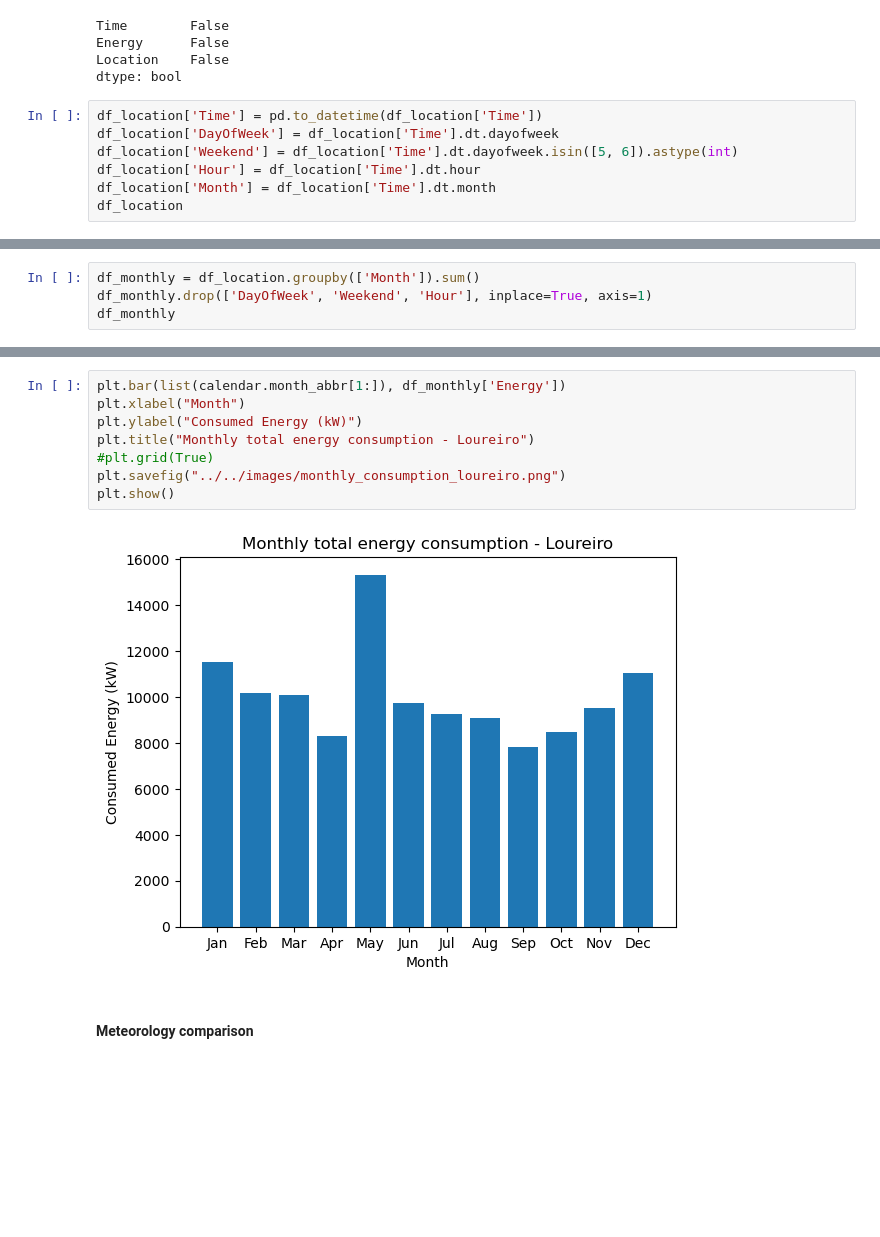
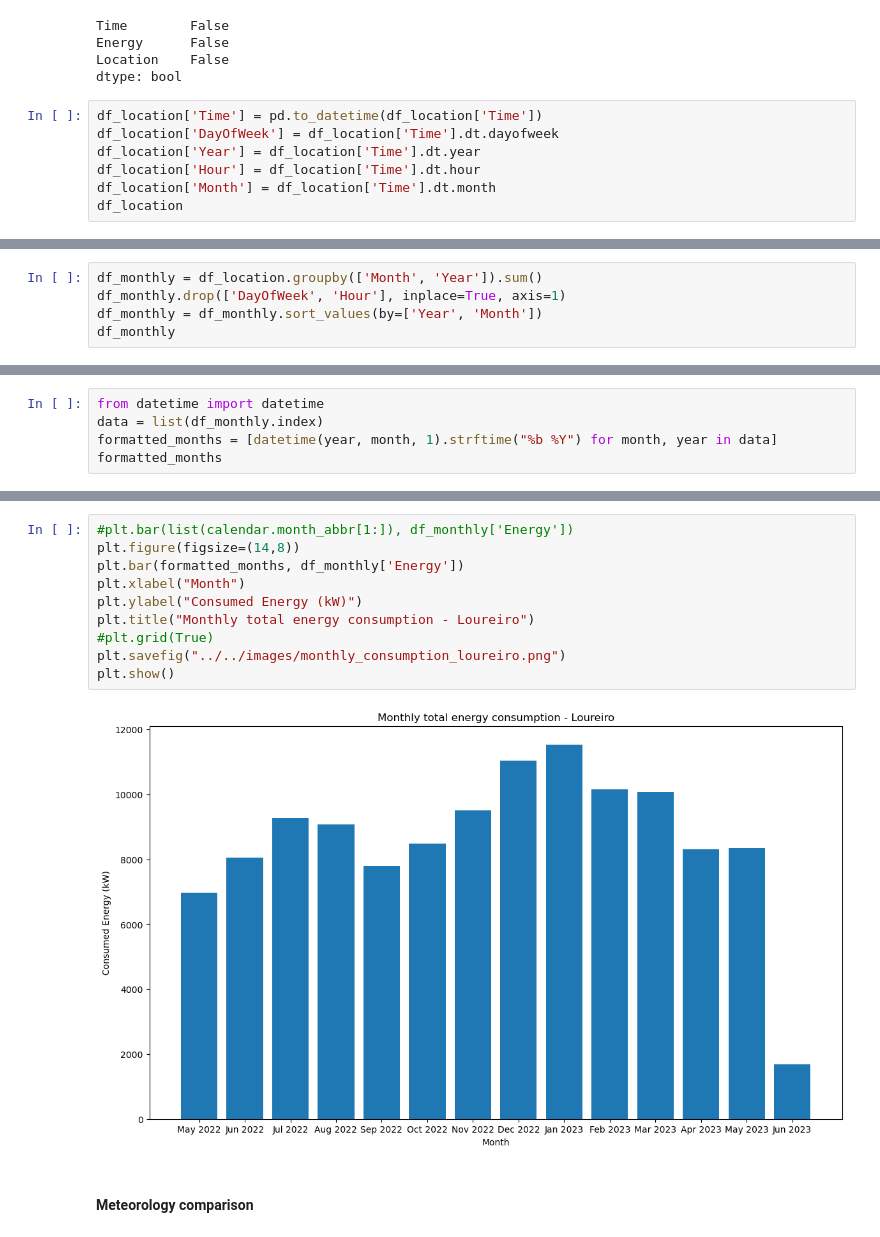
Before and after one commit to franciscomonteiro85/rec-energy-prediction-algorithm, a Jupyter notebook: notebooks/loureiro/Data_Visualization_Loureiro.ipynb, the cells around one changed output, grey strips where cells are left out. Cells and saved outputs as stored; diff of their text form; blank space fills up the shorter version.

```diff
--- a/notebooks/loureiro/Data_Visualization_Loureiro.ipynb
+++ b/notebooks/loureiro/Data_Visualization_Loureiro.ipynb
@@ -106,7 +106,7 @@ dtype: bool
 # %%
 df_location['Time'] = pd.to_datetime(df_location['Time'])
 df_location['DayOfWeek'] = df_location['Time'].dt.dayofweek
-df_location['Weekend'] = df_location['Time'].dt.dayofweek.isin([5, 6]).astype(int)
+df_location['Year'] = df_location['Time'].dt.year
 df_location['Hour'] = df_location['Time'].dt.hour
 df_location['Month'] = df_location['Time'].dt.month
 df_location
@@ -182,7 +182,8 @@ plt.show()
 # %% [output]
 [figure]
 # %%
-df_monthly = df_location.groupby(['Month']).sum()
-df_monthly.drop(['DayOfWeek', 'Weekend', 'Hour'], inplace=True, axis=1)
+df_monthly = df_location.groupby(['Month', 'Year']).sum()
+df_monthly.drop(['DayOfWeek', 'Hour'], inplace=True, axis=1)
+df_monthly = df_monthly.sort_values(by=['Year', 'Month'])
 df_monthly
 # %% [output]
@@ -202,0 +210,5 @@ df_monthly
+# %%
+from datetime import datetime
+data = list(df_monthly.index)
+formatted_months = [datetime(year, month, 1).strftime("%b %Y") for month, year in data]
+formatted_months
@@ -203,13 +230,15 @@ df_monthly
 # %%
-plt.bar(list(calendar.month_abbr[1:]), df_monthly['Energy'])
+#plt.bar(list(calendar.month_abbr[1:]), df_monthly['Energy'])
+plt.figure(figsize=(14,8))
+plt.bar(formatted_months, df_monthly['Energy'])
 plt.xlabel("Month")
 plt.ylabel("Consumed Energy (kW)")
 plt.title("Monthly total energy consumption - Loureiro")
 #plt.grid(True)
 plt.savefig("../../images/monthly_consumption_loureiro.png")
 plt.show()
 # %% [output]
-[figure, old version]
+[figure, new version]
 # %% [markdown]
 #### Meteorology comparison
 # %%
```
Also changed, not shown: parts of 9 cells of this notebook, 40 other files.
